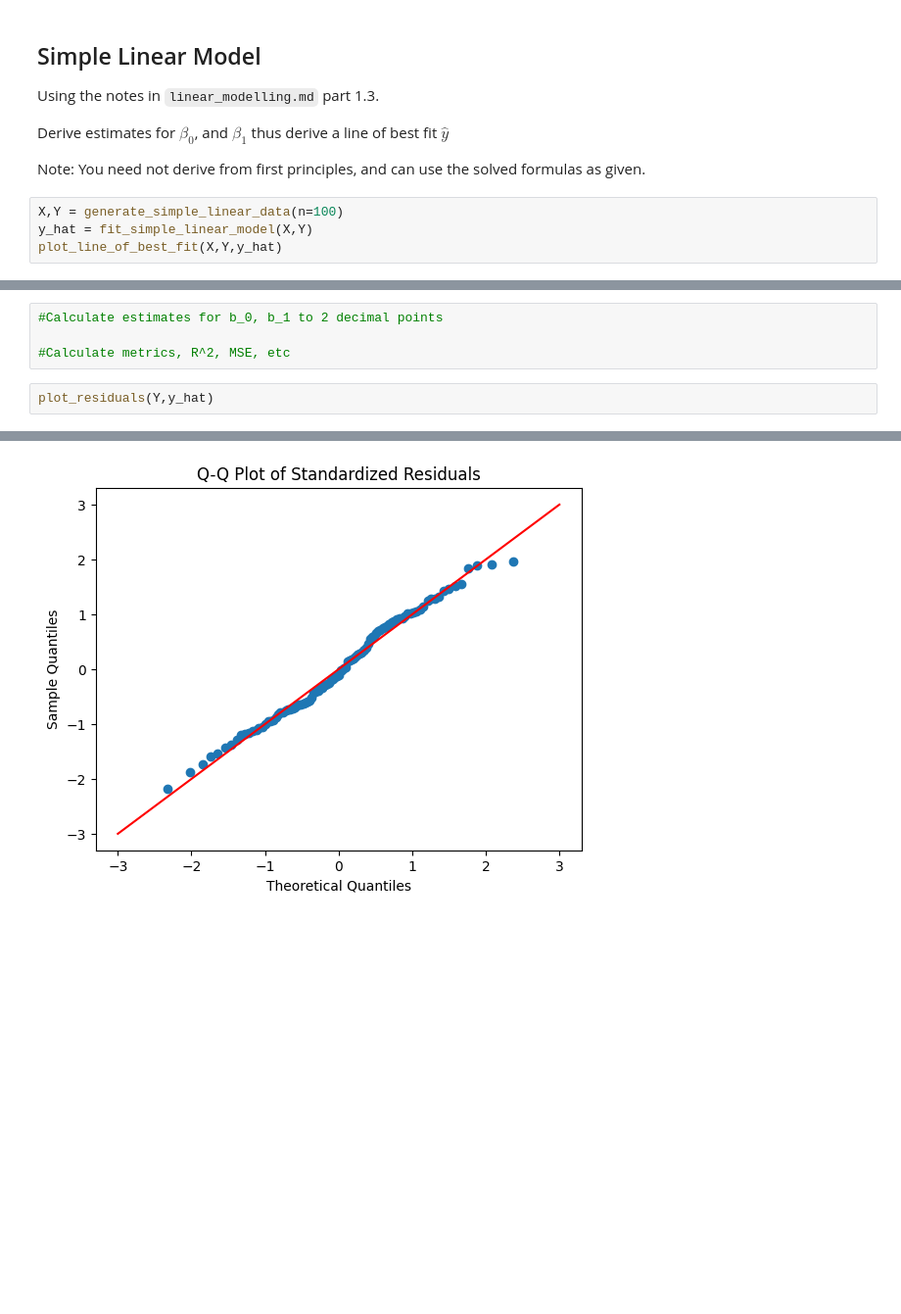
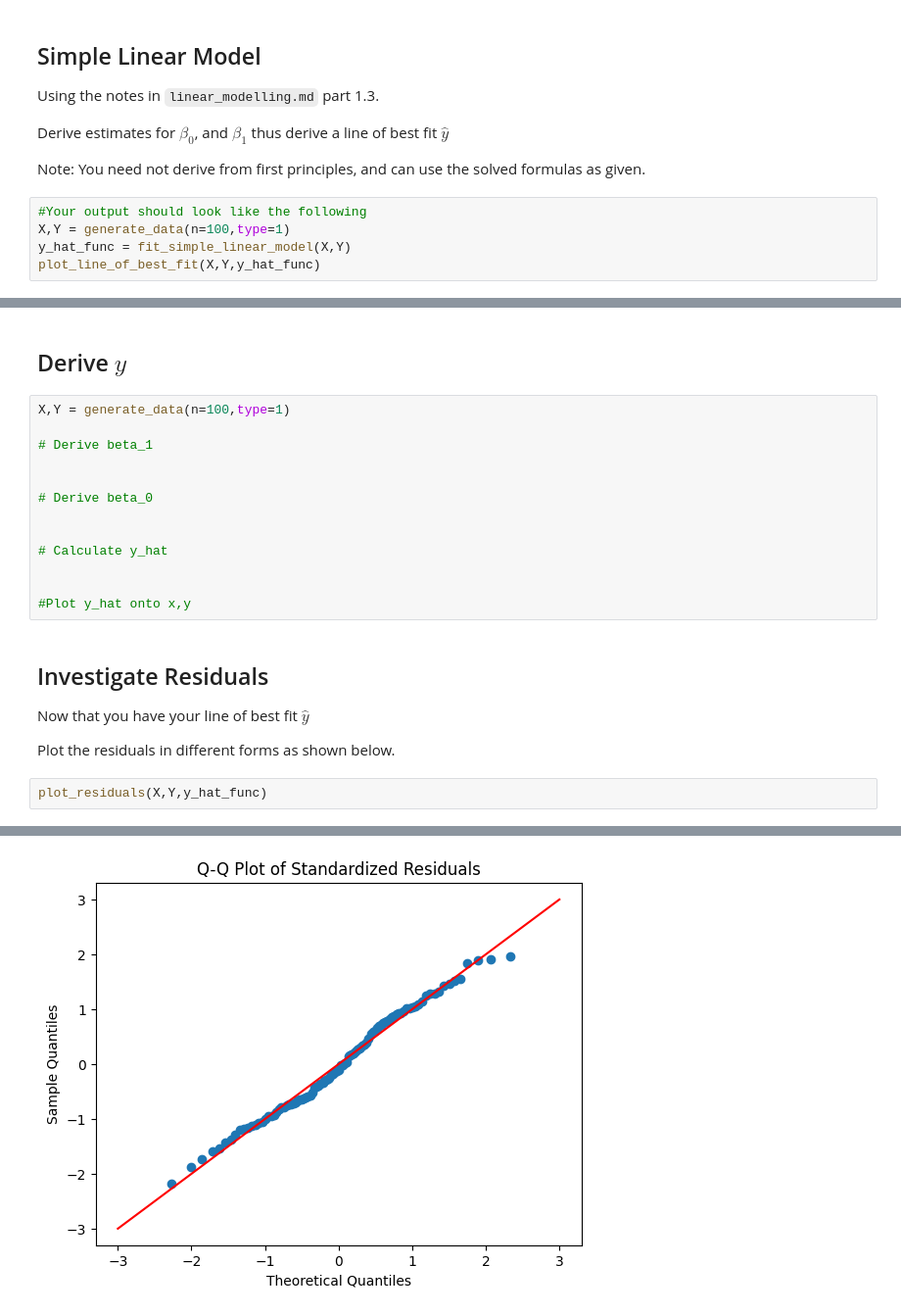
Before and after one commit to HarryWoollen/interactive_notes, a Jupyter notebook: interactive_demos/simple_linear_regression.ipynb, the cells around one changed output, grey strips where cells are left out. Shown at 98% size. Drawn from its saved outputs; the diff is of its cells as text; blank space fills up the shorter version.

Commit message:
Generate data for 3 examples

```diff
--- a/interactive_demos/simple_linear_regression.ipynb
+++ b/interactive_demos/simple_linear_regression.ipynb
@@ -18,7 +16,8 @@ Derive estimates for $\beta_0$, and $\beta_1$ thus derive a line of best fit $\h
 
 Note: You need not derive from first principles, and can use the solved formulas as given.
 # %%
-X,Y = generate_simple_linear_data(n=100)
-y_hat = fit_simple_linear_model(X,Y)
-plot_line_of_best_fit(X,Y,y_hat)
+#Your output should look like the following
+X,Y = generate_data(n=100,type=1)
+y_hat_func = fit_simple_linear_model(X,Y)
+plot_line_of_best_fit(X,Y,y_hat_func)
 # %% [output]
@@ -26,11 +25,28 @@ NameError: name 'fit_simple_linear_model' is not defined
-# %%
-#Calculate estimates for b_0, b_1 to 2 decimal points
-
-#Calculate metrics, R^2, MSE, etc
+# %% [markdown]
+## Derive $\hat{y}$
+# %%
+X,Y = generate_data(n=100,type=1)
+
+# Derive beta_1
+
+
+# Derive beta_0
+
+
+# Calculate y_hat
+
+
+#Plot y_hat onto x,y
+# %% [markdown]
+## Investigate Residuals
+
+Now that you have your line of best fit $\hat{y}$
+
+Plot the residuals in different forms as shown below.
 # %%
-plot_residuals(Y,y_hat)
+plot_residuals(X,Y,y_hat_func)
 # %% [output]
 [figure]
 [figure]
 [figure]
-[figure, old version]
+[figure, new version]
```
Also changed, not shown: parts of 14 cells of this notebook, 1 other file.
